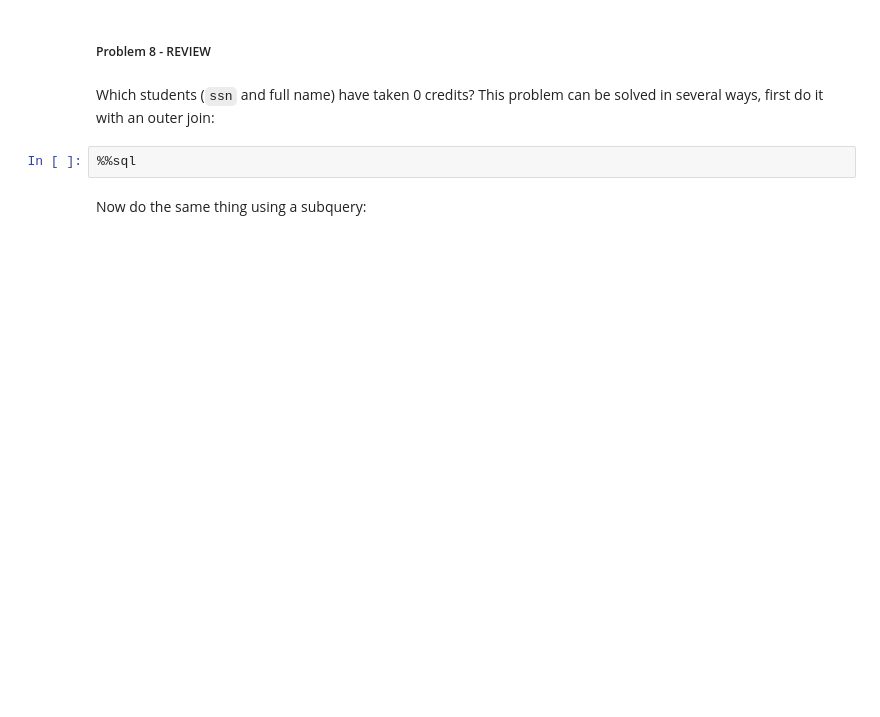
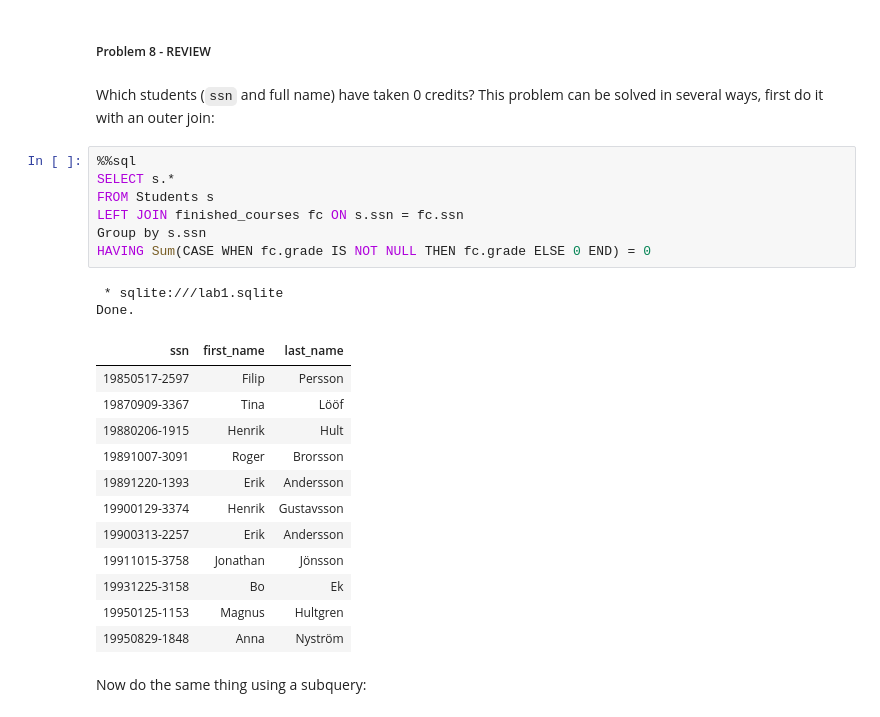
Before and after one commit to PelleHansson/databas, a Jupyter notebook: lab1/lab1.ipynb, the cells around one changed output. Saved outputs shown, nothing was run; the diff lists cells and outputs as text; blank space fills up the shorter version.

```diff
--- a/lab1/lab1.ipynb
+++ b/lab1/lab1.ipynb
@@ -513,5 +609,25 @@ Which students (`ssn` and full name) have taken 0 credits? This problem
 can be solved in several ways, first do it with an outer join:
 # %%
 %%sql
+SELECT s.*
+FROM Students s
+LEFT JOIN finished_courses fc ON s.ssn = fc.ssn
+Group by s.ssn
+HAVING Sum(CASE WHEN fc.grade IS NOT NULL THEN fc.grade ELSE 0 END) = 0
+# %% [output]
+ * sqlite:///lab1.sqlite
+Done.
+| ssn | first_name | last_name |
+| 19850517-2597 | Filip | Persson |
+| 19870909-3367 | Tina | Lööf |
+| 19880206-1915 | Henrik | Hult |
+| 19891007-3091 | Roger | Brorsson |
+| 19891220-1393 | Erik | Andersson |
+| 19900129-3374 | Henrik | Gustavsson |
+| 19900313-2257 | Erik | Andersson |
+| 19911015-3758 | Jonathan | Jönsson |
+| 19931225-3158 | Bo | Ek |
+| 19950125-1153 | Magnus | Hultgren |
+| 19950829-1848 | Anna | Nyström |
 # %% [markdown]
 Now do the same thing using a subquery:
```
Also changed, not shown: parts of 10 cells of this notebook.
